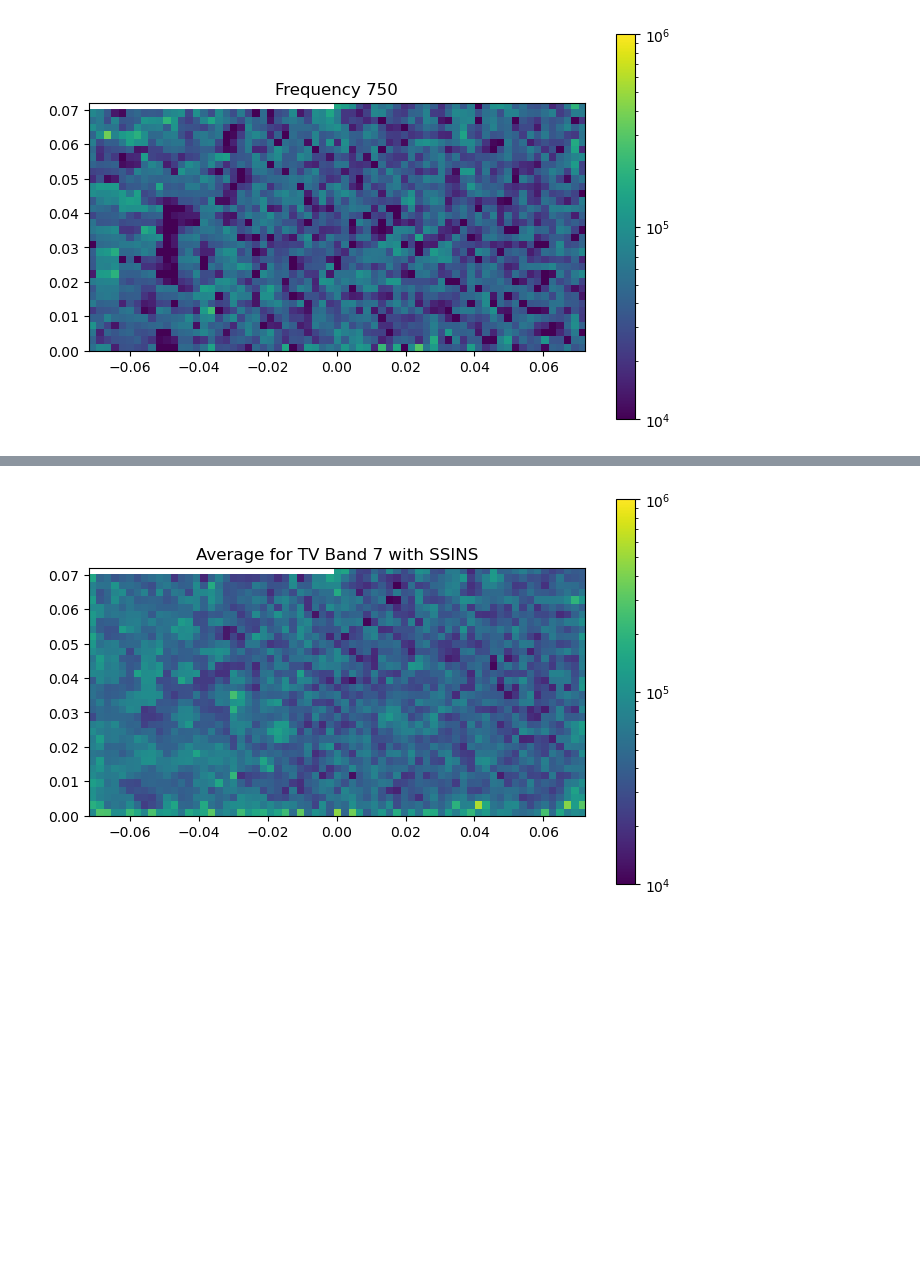
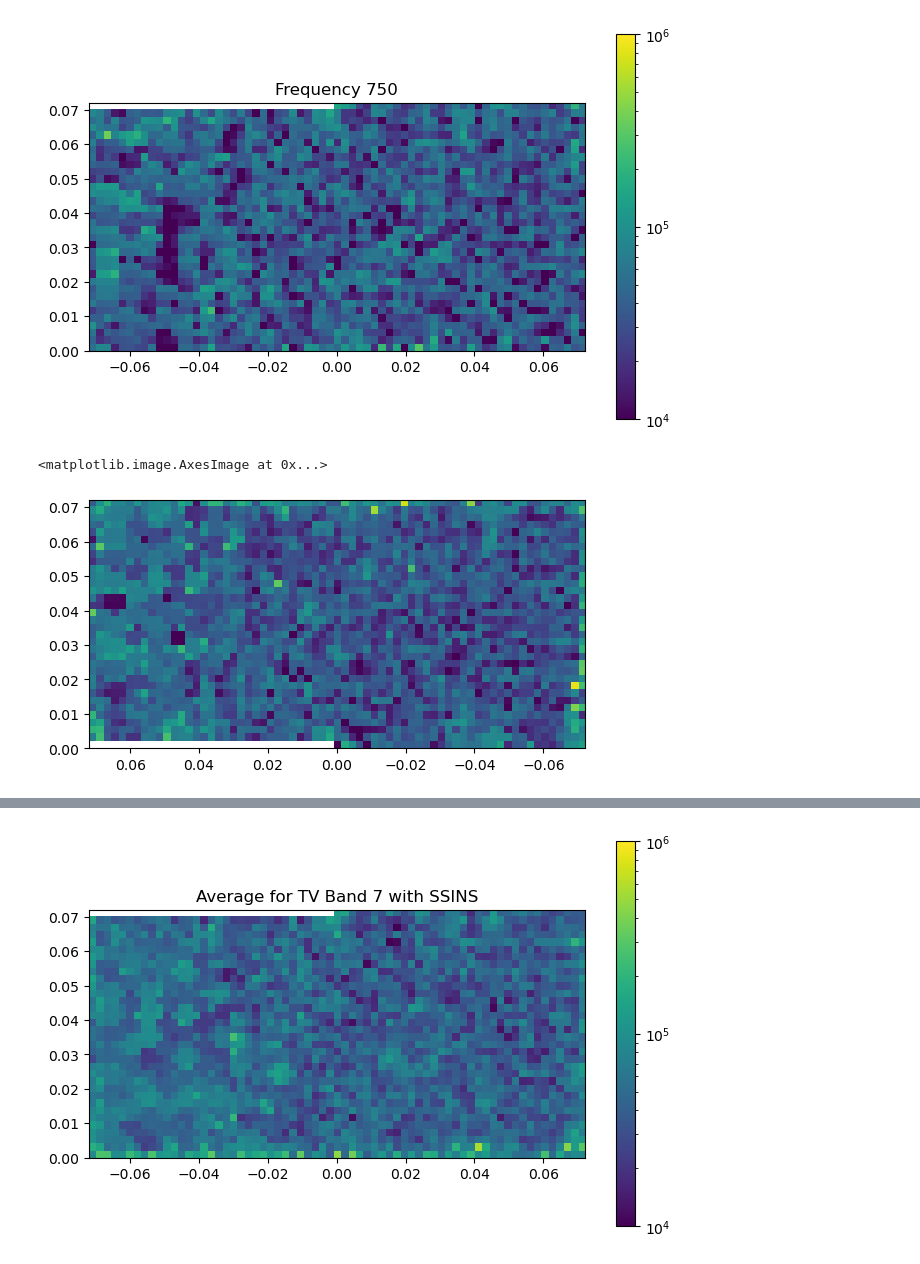
Before and after one commit to cvzamora/mwa_decontamination, a Jupyter notebook: MWA_Decontamination.ipynb, the cells around one changed output, grey strips where cells are left out. Saved outputs shown, nothing was run; the diff lists cells and outputs as text; code cells hidden in the pictures; blank space fills up the shorter version.

```diff
--- a/MWA_Decontamination.ipynb
+++ b/MWA_Decontamination.ipynb
@@ -162,3 +162,9 @@ def plot_704_TV_ws(s, x, y):
         plt.title(f'Average for TV Band 8 with SSINS')
     else:
         plt.title(f'Average for TV Band 9 with SSINS')
+# %%
+plt.imshow(np.mean(np.abs(np.conjugate(data_704_ws[0]['data_sum'][699:752,:,:])), axis = 0), extent = [data_704_ws[0]['kx_mpc'][0], data_704_ws[0]['kx_mpc'][-1],data_704_ws[0]['ky_mpc'][0], data_704_ws[0]['ky_mpc'][-1]],
+                                                                aspect = 'equal', norm = 'log',vmin = 10e3, vmax = 1e6, origin = 'lower')
+# %% [output]
+<matplotlib.image.AxesImage at 0x...>
+[figure, added]
```
Also changed, not shown: parts of 29 cells of this notebook.
